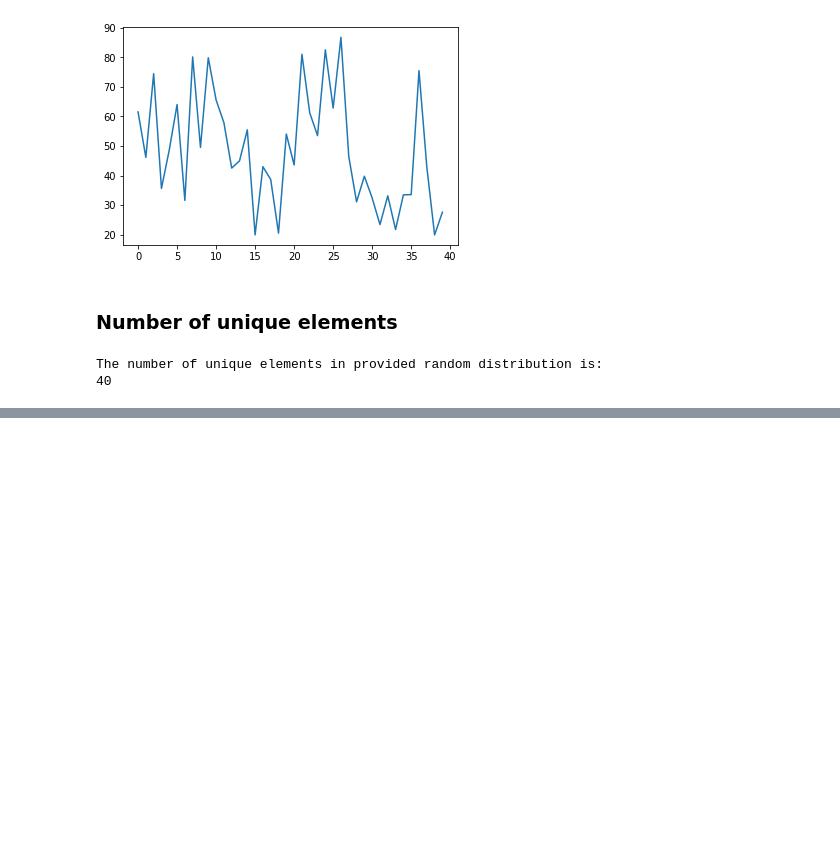
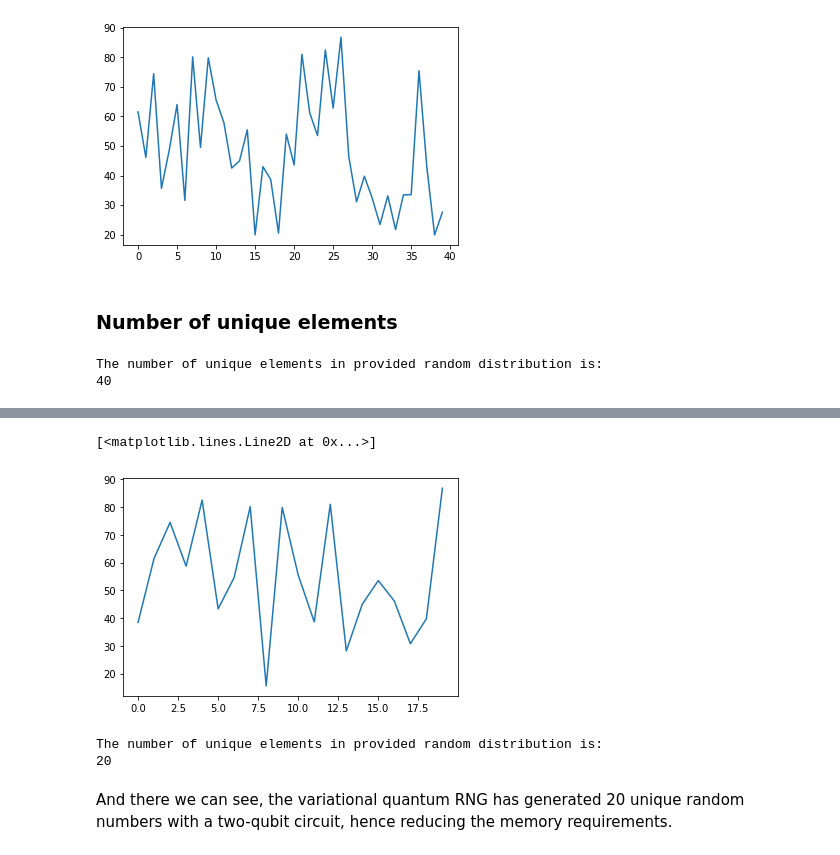
Before and after one commit to harshdeeps036/QiskitFallFest21-AU, a Jupyter notebook: VariationalRNG.ipynb, the cells around one changed output, grey strips where cells are left out. Saved outputs shown, nothing was run; the diff lists cells and outputs as text; code cells hidden in the pictures; blank space fills up the shorter version.

```diff
--- a/VariationalRNG.ipynb
+++ b/VariationalRNG.ipynb
@@ -225,0 +259,46 @@ The number of unique elements in provided random distribution is:
+# %%
+#initialization
+m=0
+length = 0
+theta = 0
+
+#taking input from the user
+number = int(input('Enter the number of random numbers required'))
+low = int(input('Enter lower limit'))
+high = int(input('Enter higher limit'))
+
+depth=1
+x2=[]
+n=1
+while length!=number:
+    y = VarQRandom(low,high,theta,depth,3)
+    while (y in x2):
+        i=i+1
+        theta = theta + pi/16
+        y= VarQRandom(low,high,theta,depth,3)
+        if(i==(16*n)):
+            depth = depth+1
+            n=n+1
+    x2.append(y)
+    length=len(x2)
+# %%
+plt.plot(x2)
+# %% [output]
+[<matplotlib.lines.Line2D at 0x...>]
+[figure, added]
+# %%
+z2=[]
+count = 0
+#Counting the number of unique elements
+
+for num in x2:
+    if num not in z2:
+        count = count+1
+        z2.append(num)
+print('The number of unique elements in provided random distribution is:')
+print(count)
+# %% [output]
+The number of unique elements in provided random distribution is:
+20
+# %% [markdown]
+And there we can see, the variational quantum RNG has generated 20 unique random numbers with a two-qubit circuit, hence reducing the memory requirements.
```
Also changed, not shown: parts of 6 cells of this notebook.
